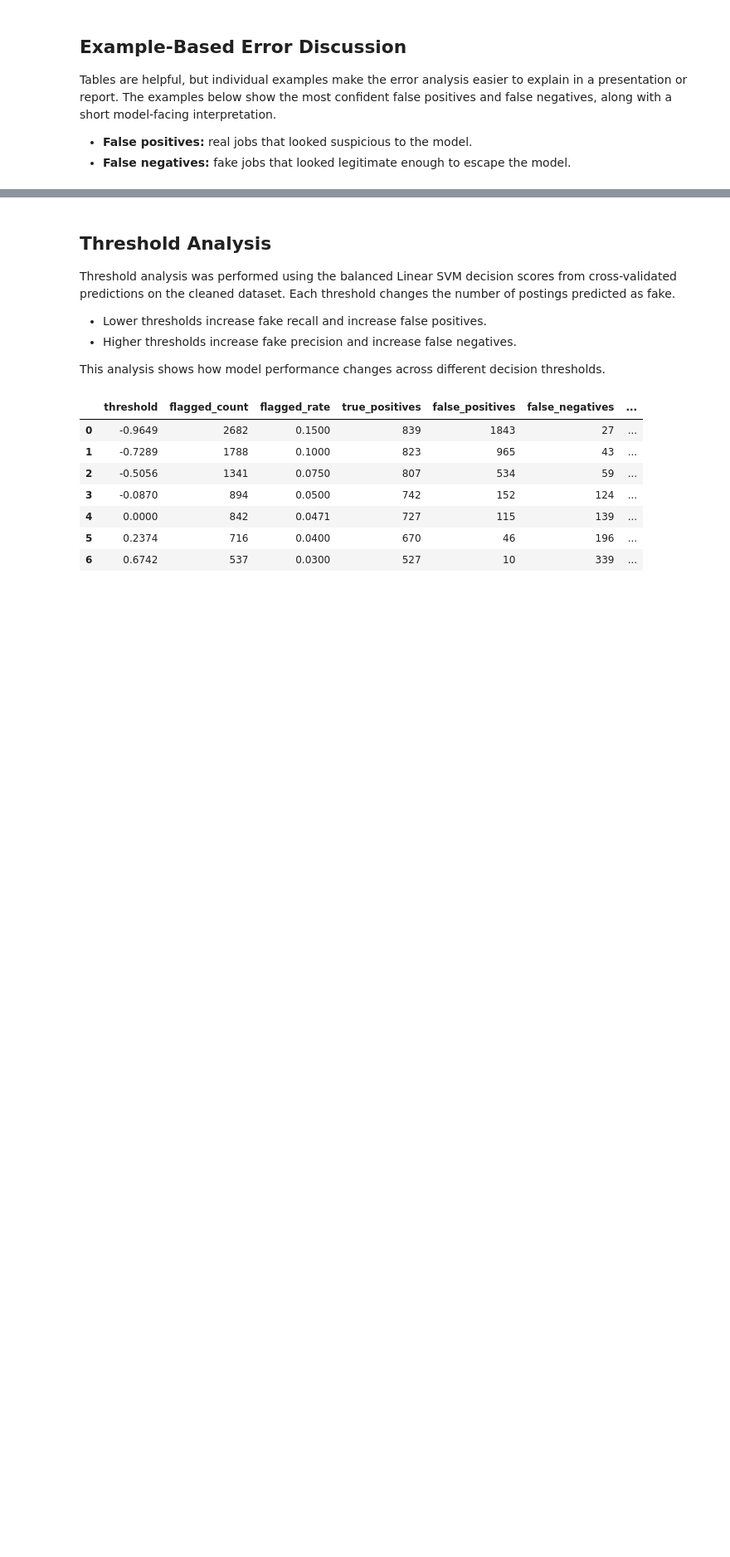
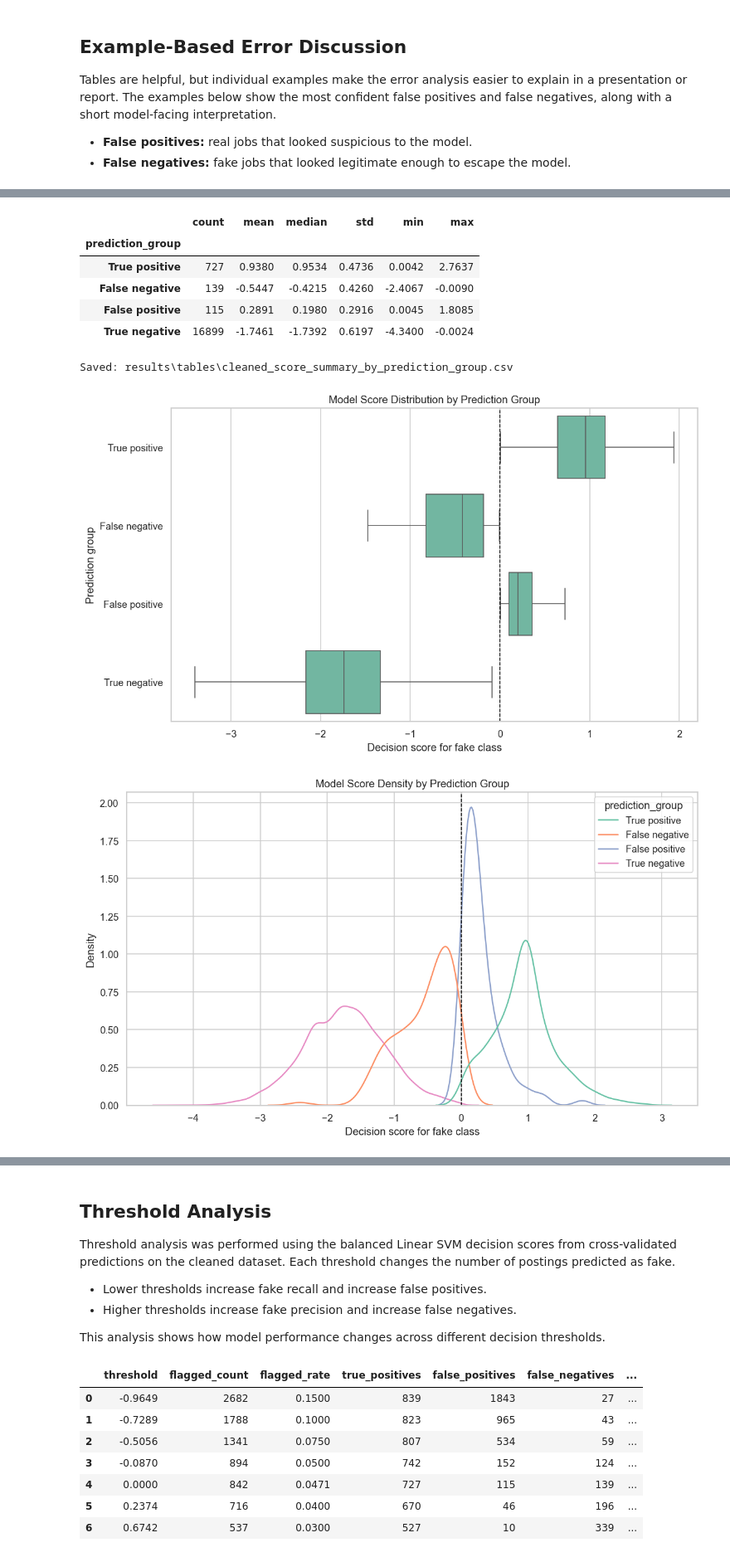
Before and after one commit to PatrickRay88/fake-job-postings-imbalance-research, a Jupyter notebook: job_postings_eda_model_comparison.ipynb, the cells around one changed output, grey strips where cells are left out. Shown at 83% size. Saved outputs shown, nothing was run; the diff lists cells and outputs as text; code cells hidden in the pictures; blank space fills up the shorter version.

```diff
--- a/job_postings_eda_model_comparison.ipynb
+++ b/job_postings_eda_model_comparison.ipynb
@@ -1256,0 +1405,34 @@ Saved: results\tables\cleaned_error_examples_for_discussion.csv
+# %%
+# Score distribution by prediction group
+score_summary = error_df.groupby('prediction_group', observed=False)['model_score_for_fake'].agg(
+    count='count', mean='mean', median='median', std='std', min='min', max='max'
+).round(4)
+display_and_save_table(score_summary, 'cleaned_score_summary_by_prediction_group')
+
+plt.figure(figsize=(10, 6))
+sns.boxplot(data=error_df, x='model_score_for_fake', y='prediction_group', order=group_order, showfliers=False)
+plt.axvline(0, color='black', linestyle='--', linewidth=1)
+plt.title('Model Score Distribution by Prediction Group')
+plt.xlabel('Decision score for fake class')
+plt.ylabel('Prediction group')
+savefig('cleaned_score_distribution_by_prediction_group_boxplot')
+plt.show()
+
+plt.figure(figsize=(10, 6))
+sns.kdeplot(data=error_df, x='model_score_for_fake', hue='prediction_group', common_norm=False, fill=False)
+plt.axvline(0, color='black', linestyle='--', linewidth=1)
+plt.title('Model Score Density by Prediction Group')
+plt.xlabel('Decision score for fake class')
+plt.ylabel('Density')
+savefig('cleaned_score_distribution_by_prediction_group_density')
+plt.show()
+# %% [output]
+|  | count | mean | median | std | min | max |
+| prediction_group |  |  |  |  |  |  |
+| True positive | 727 | 0.9380 | 0.9534 | 0.4736 | 0.0042 | 2.7637 |
+| False negative | 139 | -0.5447 | -0.4215 | 0.4260 | -2.4067 | -0.0090 |
+| False positive | 115 | 0.2891 | 0.1980 | 0.2916 | 0.0045 | 1.8085 |
+| True negative | 16899 | -1.7461 | -1.7392 | 0.6197 | -4.3400 | -0.0024 |
+Saved: results\tables\cleaned_score_summary_by_prediction_group.csv
+[figure, added]
+[figure, added]
```
Also changed, not shown: parts of 7 cells of this notebook, 13 other files.
